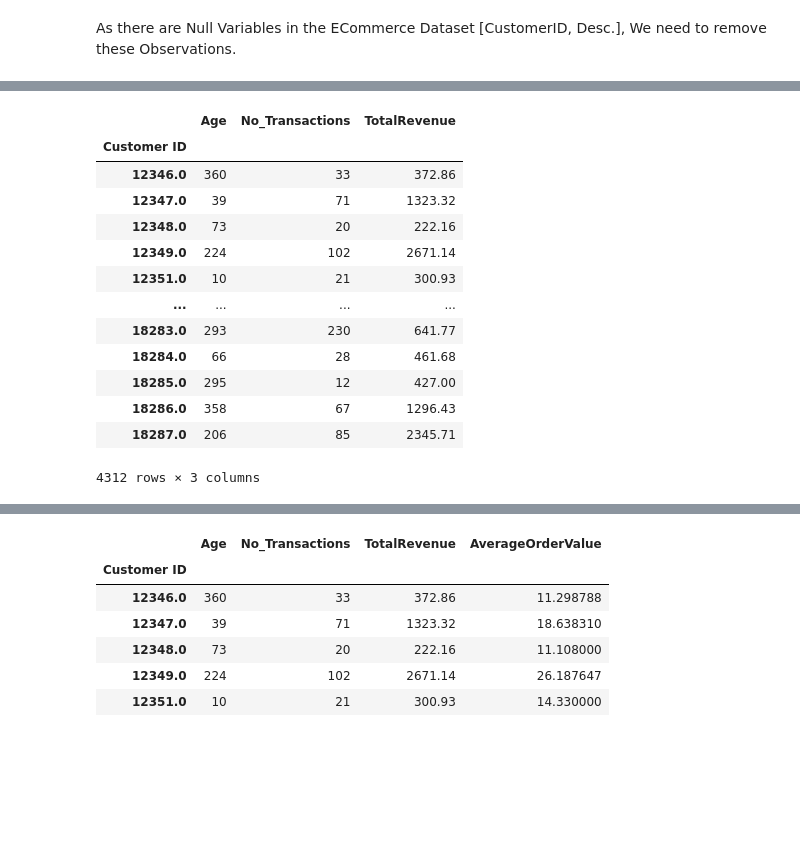
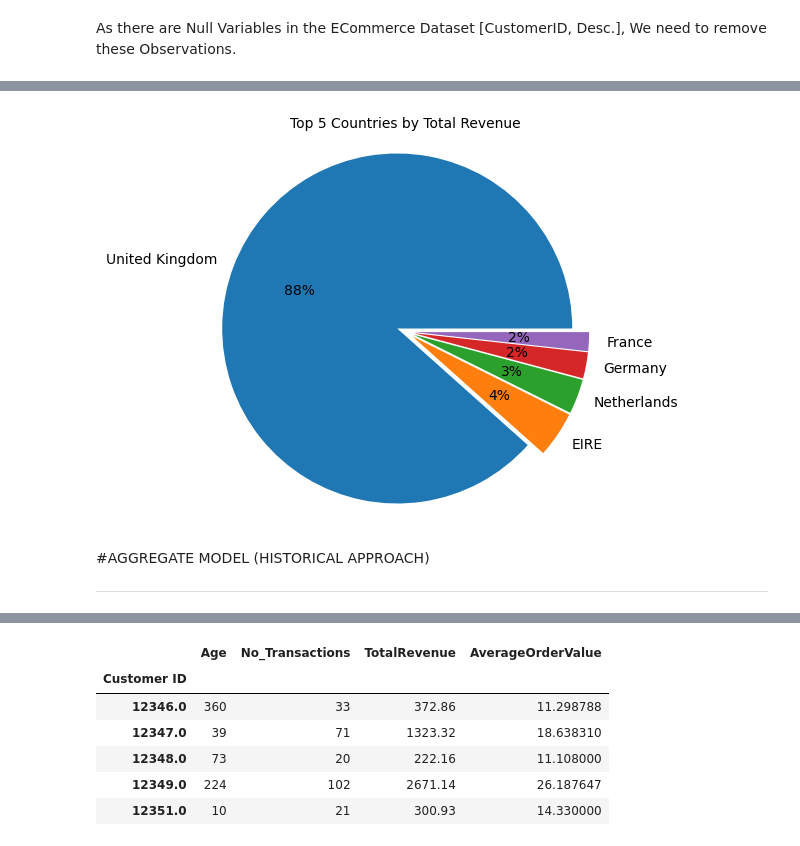
Before and after one commit to jatbhoir/Customer-Lifetime-Value, a Jupyter notebook: EVA_Case_Study_CLV.ipynb, the cells around one changed output, grey strips where cells are left out. Cells and saved outputs as stored; diff of their text form; code cells hidden in the pictures; blank space fills up the shorter version.

```diff
--- a/EVA_Case_Study_CLV.ipynb
+++ b/EVA_Case_Study_CLV.ipynb
@@ -84,3 +89,21 @@ df.head() # Display Top 5 values
+# %%
+# @title Top countries by sales value
+top_country = df.groupby('Country')['TotalRevenue'].sum().sort_values(ascending = False)[:10]
+labels = top_country[:5].index
+size = top_country[:5].values
+
+plt.figure(figsize=(5, 5))
+plt.pie(size, labels=labels, explode=[0.05]*5, autopct='%1.0f%%')
+plt.title("Top 5 Countries by Total Revenue", size=10)
+plt.axis('equal')
+plt.show()
+# %% [output]
+[figure, added]
+# %% [markdown]
+
+#AGGREGATE MODEL (HISTORICAL APPROACH)
+
+---
 # %%
 # Data Based on grouping around 'CustomerID' & Aggregating Metrics (data)
 
@@ -98,21 +121,3 @@ data = df.groupby('Customer ID').aggregate(
 
 # Changing Column Names
 data.columns = ['Age', 'No_Transactions', 'TotalRevenue']
-# %%
-# data.shape[0]
-data
-# %% [output]
-|  | Age | No_Transactions | TotalRevenue |
-| Customer ID |  |  |  |
-| 12346.0 | 360 | 33 | 372.86 |
-| 12347.0 | 39 | 71 | 1323.32 |
-| 12348.0 | 73 | 20 | 222.16 |
-| 12349.0 | 224 | 102 | 2671.14 |
-| 12351.0 | 10 | 21 | 300.93 |
-| ... | ... | ... | ... |
-| 18283.0 | 293 | 230 | 641.77 |
-| 18284.0 | 66 | 28 | 461.68 |
-| 18285.0 | 295 | 12 | 427.00 |
-| 18286.0 | 358 | 67 | 1296.43 |
-| 18287.0 | 206 | 85 | 2345.71 |
-4312 rows × 3 columns
```
Also changed, not shown: parts of 29 cells of this notebook.
